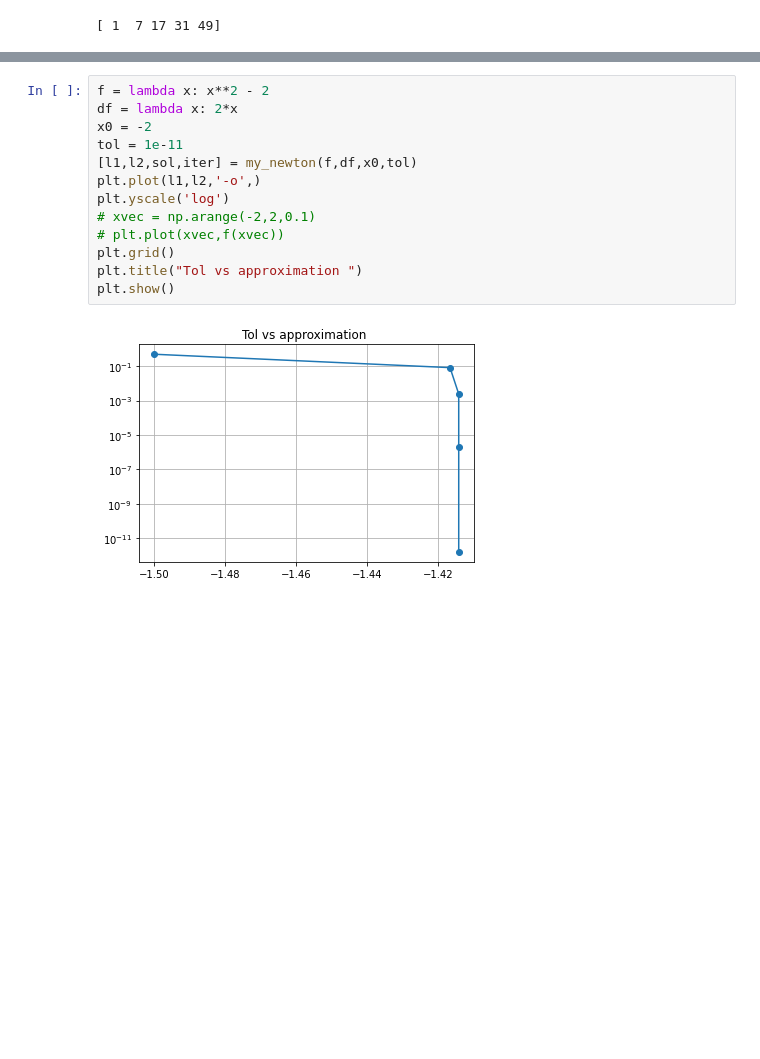
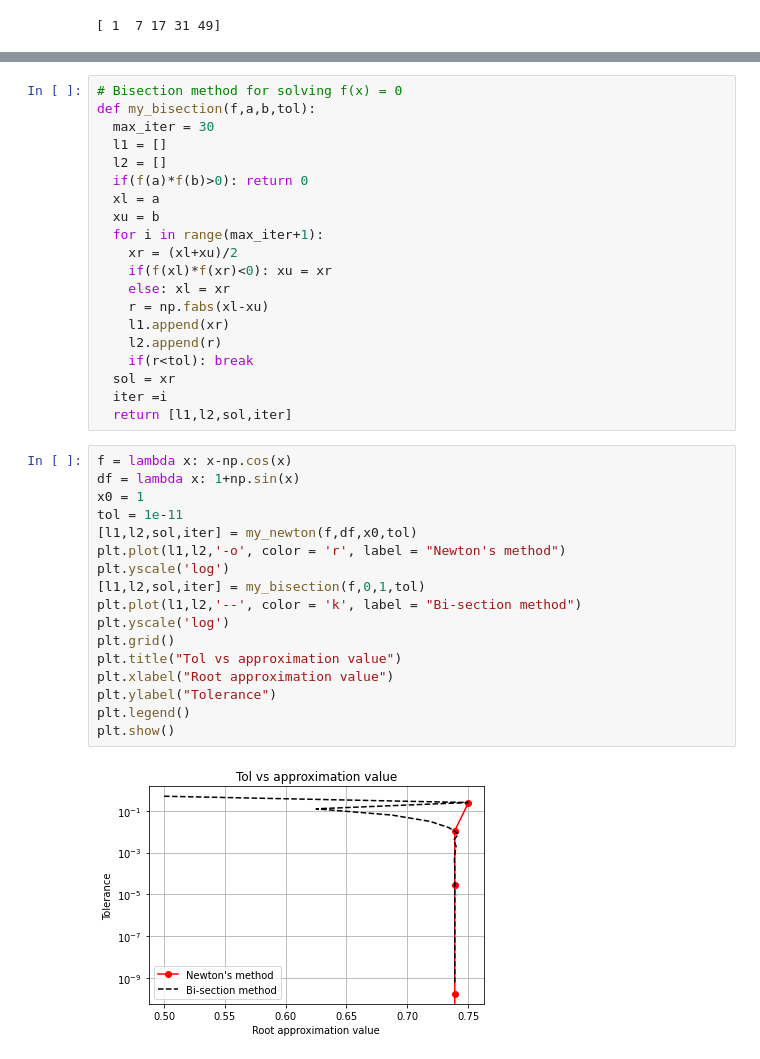
Before and after one commit to RiteshKhan/Random, a Jupyter notebook: 11_02_2022.ipynb, the cells around one changed output, grey strips where cells are left out. Drawn from its saved outputs; the diff is of its cells as text; blank space fills up the shorter version.

```diff
--- a/11_02_2022.ipynb
+++ b/11_02_2022.ipynb
@@ -316,18 +316,42 @@ def my_newton(f,df,x0,tol):
   sol = xnew
   iter = i
   return [l1,l2,sol,iter]
+# %%
+# Bisection method for solving f(x) = 0
+def my_bisection(f,a,b,tol):
+  max_iter = 30
+  l1 = []
+  l2 = []
+  if(f(a)*f(b)>0): return 0
+  xl = a
+  xu = b
+  for i in range(max_iter+1):
+    xr = (xl+xu)/2
+    if(f(xl)*f(xr)<0): xu = xr
+    else: xl = xr
+    r = np.fabs(xl-xu)
+    l1.append(xr)
+    l2.append(r)
+    if(r<tol): break
+  sol = xr
+  iter =i
+  return [l1,l2,sol,iter]
 # %%
-f = lambda x: x**2 - 2
-df = lambda x: 2*x
-x0 = -2
+f = lambda x: x-np.cos(x)
+df = lambda x: 1+np.sin(x)
+x0 = 1
 tol = 1e-11
 [l1,l2,sol,iter] = my_newton(f,df,x0,tol)
-plt.plot(l1,l2,'-o',)
+plt.plot(l1,l2,'-o', color = 'r', label = "Newton's method")
 plt.yscale('log')
-# xvec = np.arange(-2,2,0.1)
-# plt.plot(xvec,f(xvec))
+[l1,l2,sol,iter] = my_bisection(f,0,1,tol)
+plt.plot(l1,l2,'--', color = 'k', label = "Bi-section method")
+plt.yscale('log')
 plt.grid()
-plt.title("Tol vs approximation ")
+plt.title("Tol vs approximation value")
+plt.xlabel("Root approximation value")
+plt.ylabel("Tolerance")
+plt.legend()
 plt.show()
 # %% [output]
-[figure, old version]
+[figure, new version]
```
Also changed, not shown: parts of 1 cell of this notebook.
